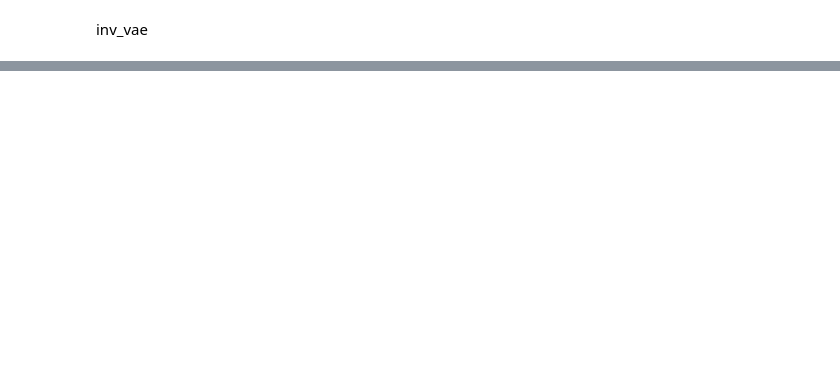
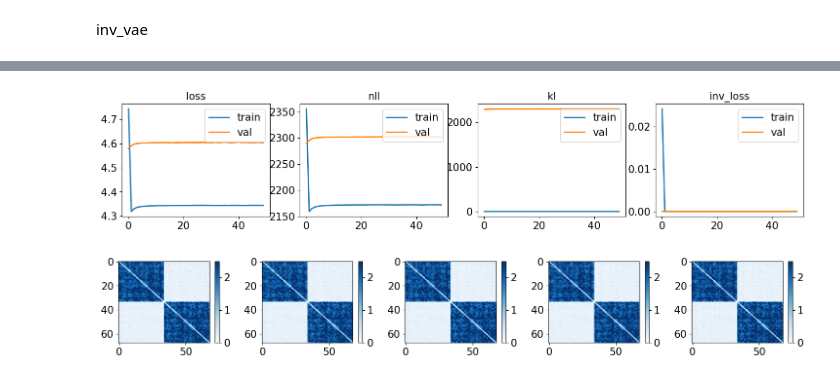
Before and after one commit to yzhang511/inv-vae, a Jupyter notebook: simulation.ipynb, the cells around one changed output, grey strips where cells are left out. Drawn from its saved outputs; the diff is of its cells as text; code cells hidden in the pictures; blank space fills up the shorter version.

```diff
--- a/simulation.ipynb
+++ b/simulation.ipynb
@@ -220,2 +223,24 @@ plt.tight_layout()
 # %% [markdown]
 inv_vae
+# %%
+# model config
+
+config = Namespace(n_nodes=68, latent_dim=68, hidden_dim=1024, nuisance_dim=1,
+    n_enc_layers=1, n_dec_layers=5, n_neighbors=32, drop_out=0.1,
+    alpha = 0.002, beta = 0.01, gamma = 1,
+    batch_size=32, n_epochs=50, lr=1e-4, device=DEVICE)
+# %%
+model = INV_VAE(config).to(config.device)
+model.set_mask(masks)
+optimizer = optim.Adam(model.parameters(), lr=config.lr)
+# %%
+train_losses = []
+val_losses = []
+for epoch in range(config.n_epochs):
+    train_loss = model.custom_train(epoch, train_loader, model, optimizer, config.device, n_epoch_display=5)
+    val_loss = model.custom_test(epoch, val_loader, model, config.device, n_epoch_display=5)
+    train_losses.append(train_loss)
+    val_losses.append(val_loss)
+
+train_losses = np.array(train_losses)
+val_losses = np.array(val_losses)
@@ -221,0 +268,25 @@ inv_vae
+# %%
+# diagnostics
+fig, axes = plt.subplots(1, 4, figsize=(18, 3))
+axes[0].plot(train_losses[:,0], linewidth=2, label='train')
+axes[0].plot(val_losses[:,0], linewidth=2, label='val')
+axes[0].set_title('loss')
+axes[0].legend(loc=1)
+
+axes[1].plot(train_losses[:,1], linewidth=2, label='train')
+axes[1].plot(val_losses[:,1], linewidth=2, label='val')
+axes[1].set_title('nll')
+axes[1].legend(loc=1)
+
+axes[2].plot(train_losses[:,2], linewidth=2, label='train')
+axes[2].plot(val_losses[:,2], linewidth=2, label='val')
+axes[2].set_title('kl')
+axes[2].legend(loc=1)
+
+axes[3].plot(train_losses[:,3], linewidth=2, label='train')
+axes[3].plot(val_losses[:,3], linewidth=2, label='val')
+axes[3].set_title('inv_loss')
+axes[3].legend(loc=1)
+plt.show()
+# %% [output]
+[figure, added]
@@ -221,0 +302,9 @@ inv_vae
+# %%
+fig, axes = plt.subplots(1, 5, figsize=(15, 2.5))
+for i, x in enumerate(x_recon[np.random.choice(ids, 5, replace=False)]):
+    p = axes[i].imshow(x, aspect='auto', cmap='Blues', vmin=0, vmax=2.5)
+    cbar = plt.colorbar(p, ax=axes[i])
+plt.tight_layout()
+plt.show()
+# %% [output]
+[figure, added]
```
Also changed, not shown: parts of 18 cells of this notebook, 3 other files.
